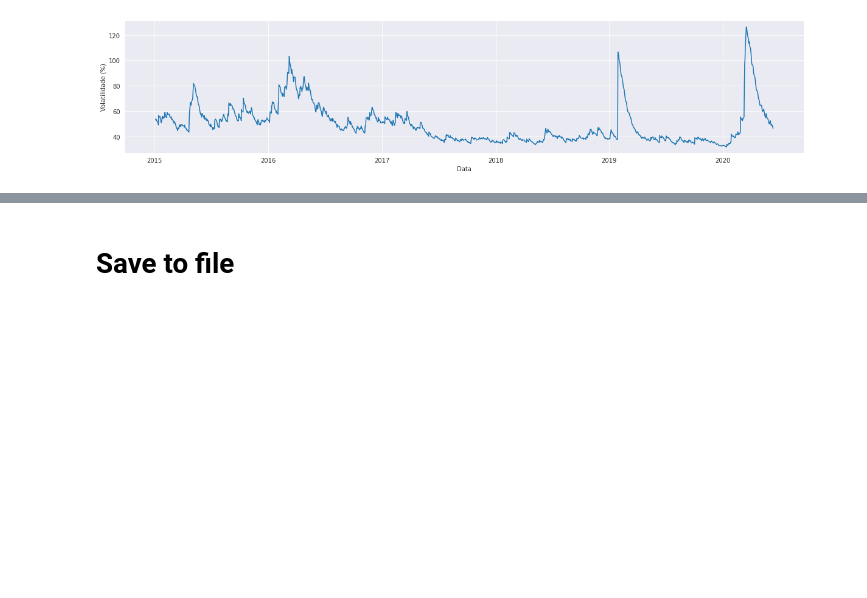
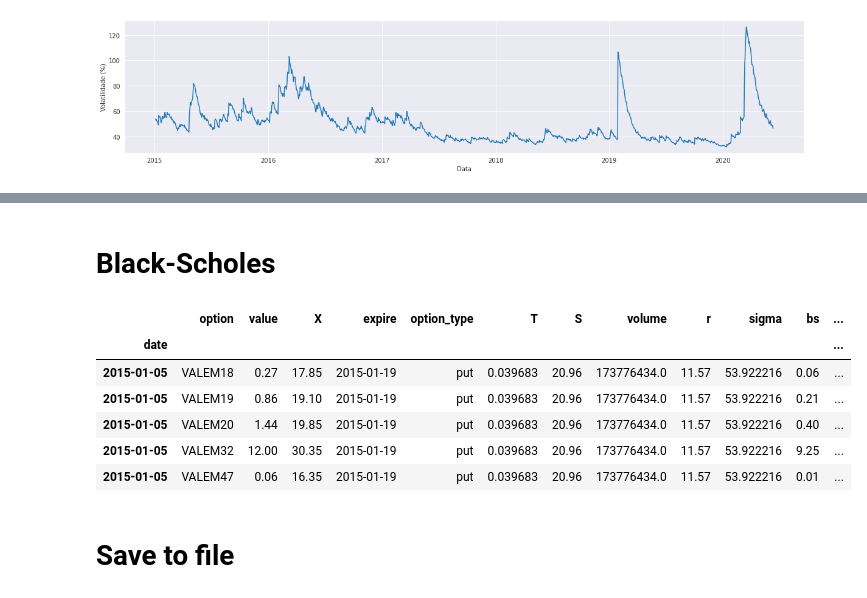
Before and after one commit to fernandofsilva/LSTM_Option_Pricing, a Jupyter notebook: Notebook_Options.ipynb, the cells around one changed output, grey strips where cells are left out. Cells and saved outputs as stored; diff of their text form; code cells hidden in the pictures; blank space fills up the shorter version.

```diff
--- a/Notebook_Options.ipynb
+++ b/Notebook_Options.ipynb
@@ -394,0 +378,2 @@ data.head()
+# %% [markdown]
+# Black-Scholes
@@ -394,0 +507,14 @@ data.head()
+# %%
+data['bs'] = data.apply(bs_pandas, axis=1)
+data['delta_bs'] = data.apply(delta_pandas, axis=1)
+data['imp_vol'] = data.apply(imp_vol, axis=1)
+
+data.head()
+# %% [output]
+|  | option | value | X | expire | option_type | T | S | volume | r | sigma | bs | ... |
+| date |  |  |  |  |  |  |  |  |  |  |  | ... |
+| 2015-01-05 | VALEM18 | 0.27 | 17.85 | 2015-01-19 | put | 0.039683 | 20.96 | 173776434.0 | 11.57 | 53.922216 | 0.06 | ... |
+| 2015-01-05 | VALEM19 | 0.86 | 19.10 | 2015-01-19 | put | 0.039683 | 20.96 | 173776434.0 | 11.57 | 53.922216 | 0.21 | ... |
+| 2015-01-05 | VALEM20 | 1.44 | 19.85 | 2015-01-19 | put | 0.039683 | 20.96 | 173776434.0 | 11.57 | 53.922216 | 0.40 | ... |
+| 2015-01-05 | VALEM32 | 12.00 | 30.35 | 2015-01-19 | put | 0.039683 | 20.96 | 173776434.0 | 11.57 | 53.922216 | 9.25 | ... |
+| 2015-01-05 | VALEM47 | 0.06 | 16.35 | 2015-01-19 | put | 0.039683 | 20.96 | 173776434.0 | 11.57 | 53.922216 | 0.01 | ... |
```
Also changed, not shown: parts of 14 cells of this notebook.
